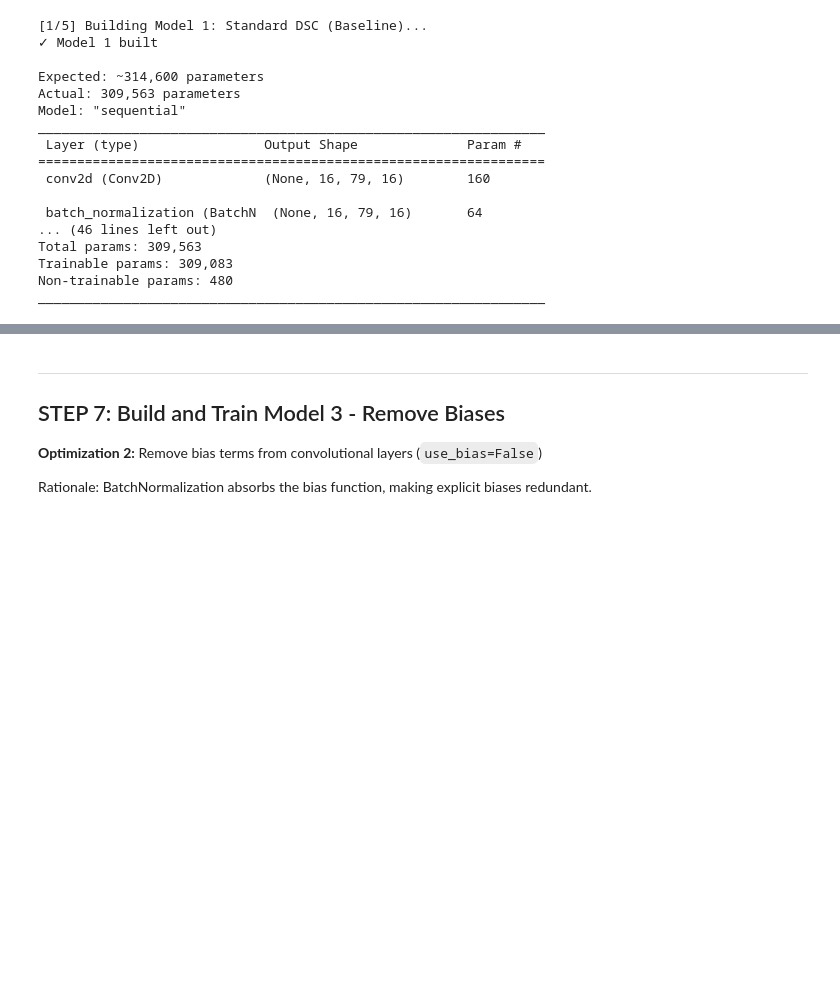
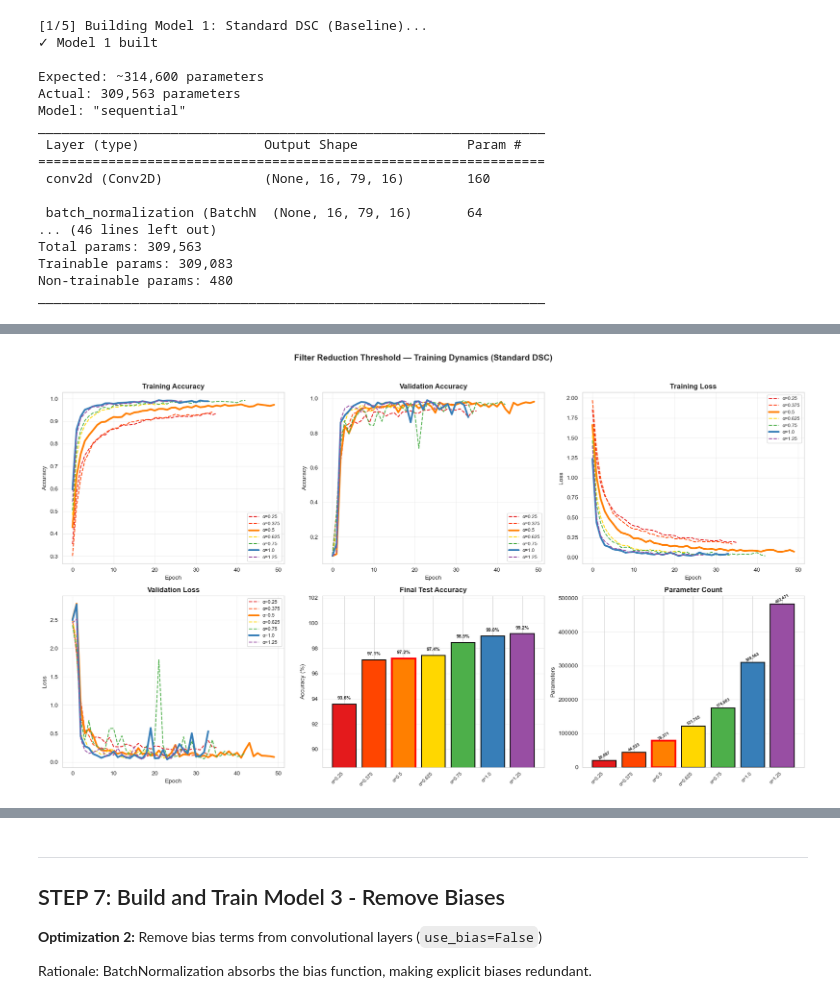
Before and after one commit to micheline24/enhanced_microdsc, a Jupyter notebook: experiments/ablation_study.ipynb, the cells around one changed output, grey strips where cells are left out. Drawn from its saved outputs; the diff is of its cells as text; code cells hidden in the pictures; blank space fills up the shorter version.

```diff
--- a/experiments/ablation_study.ipynb
+++ b/experiments/ablation_study.ipynb
@@ -617,0 +971,94 @@ Epochs              : 20
+# %%
+# ============================================================================
+# TRAINING CURVES FOR FILTER REDUCTION THRESHOLD
+# ============================================================================
+
+fig, axes = plt.subplots(2, 3, figsize=(18, 10))
+
+# Plot 1: Training Accuracy
+ax = axes[0, 0]
+for alpha in alpha_values:
+    hist = alpha_histories[alpha]
+    lw = 3 if alpha in [0.50, 1.0] else 1.5
+    ls = '-' if alpha in [0.50, 1.0] else '--'
+    ax.plot(hist.history['accuracy'], label=f'α={alpha}',
+            color=alpha_colors[alpha], linewidth=lw, linestyle=ls)
+ax.set_title('Training Accuracy', fontweight='bold')
+ax.set_xlabel('Epoch'); ax.set_ylabel('Accuracy')
+ax.legend(fontsize=8); ax.grid(True, alpha=0.3)
+
+# Plot 2: Validation Accuracy
+ax = axes[0, 1]
+for alpha in alpha_values:
+    hist = alpha_histories[alpha]
+    lw = 3 if alpha in [0.50, 1.0] else 1.5
+    ls = '-' if alpha in [0.50, 1.0] else '--'
+    ax.plot(hist.history['val_accuracy'], label=f'α={alpha}',
+            color=alpha_colors[alpha], linewidth=lw, linestyle=ls)
+ax.set_title('Validation Accuracy', fontweight='bold')
+ax.set_xlabel('Epoch'); ax.set_ylabel('Accuracy')
+ax.legend(fontsize=8); ax.grid(True, alpha=0.3)
+
+# Plot 3: Training Loss
+ax = axes[0, 2]
+for alpha in alpha_values:
+    hist = alpha_histories[alpha]
+    lw = 3 if alpha in [0.50, 1.0] else 1.5
+    ls = '-' if alpha in [0.50, 1.0] else '--'
+    ax.plot(hist.history['loss'], label=f'α={alpha}',
+            color=alpha_colors[alpha], linewidth=lw, linestyle=ls)
+ax.set_title('Training Loss', fontweight='bold')
+ax.set_xlabel('Epoch'); ax.set_ylabel('Loss')
+ax.legend(fontsize=8); ax.grid(True, alpha=0.3)
+
+# Plot 4: Validation Loss
+ax = axes[1, 0]
+for alpha in alpha_values:
+    hist = alpha_histories[alpha]
+    lw = 3 if alpha in [0.50, 1.0] else 1.5
+    ls = '-' if alpha in [0.50, 1.0] else '--'
+    ax.plot(hist.history['val_loss'], label=f'α={alpha}',
+            color=alpha_colors[alpha], linewidth=lw, linestyle=ls)
+ax.set_title('Validation Loss', fontweight='bold')
+ax.set_xlabel('Epoch'); ax.set_ylabel('Loss')
+ax.legend(fontsize=8); ax.grid(True, alpha=0.3)
+
+# Plot 5: Test Accuracy Bar Chart
+ax = axes[1, 1]
+alphas_str = [f'α={a}' for a in alpha_values]
+test_accs = [r['Accuracy (%)'] for r in alpha_results]
+colors_list = [alpha_colors[a] for a in alpha_values]
+bars = ax.bar(alphas_str, test_accs, color=colors_list, edgecolor='black', linewidth=1.5)
+bars[alpha_values.index(0.50)].set_edgecolor('red')
+bars[alpha_values.index(0.50)].set_linewidth(3)
+ax.set_title('Final Test Accuracy', fontweight='bold')
+ax.set_ylabel('Accuracy (%)')
+ax.set_ylim([min(test_accs) - 5, max(test_accs) + 3])
+for bar, val in zip(bars, test_accs):
+    ax.text(bar.get_x() + bar.get_width()/2, val + 0.3, f'{val:.1f}%',
+            ha='center', va='bottom', fontsize=8, fontweight='bold')
+ax.grid(axis='y', alpha=0.3)
+plt.setp(ax.get_xticklabels(), rotation=45, ha='right', fontsize=8)
+
+# Plot 6: Parameter Count Bar Chart
+ax = axes[1, 2]
+param_counts = [r['Parameters'] for r in alpha_results]
+bars6 = ax.bar(alphas_str, param_counts, color=colors_list, edgecolor='black', linewidth=1.5)
+bars6[alpha_values.index(0.50)].set_edgecolor('red')
+bars6[alpha_values.index(0.50)].set_linewidth(3)
+ax.set_title('Parameter Count', fontweight='bold')
+ax.set_ylabel('Parameters')
+for bar, val in zip(bars6, param_counts):
+    ax.text(bar.get_x() + bar.get_width()/2, val, f'{val:,}',
+            ha='center', va='bottom', fontsize=7, fontweight='bold', rotation=30)
+ax.grid(axis='y', alpha=0.3)
+plt.setp(ax.get_xticklabels(), rotation=45, ha='right', fontsize=8)
+
+plt.suptitle('Filter Reduction Threshold — Training Dynamics (Standard DSC)',
+             fontsize=14, fontweight='bold', y=1.02)
+plt.tight_layout()
+plt.savefig('filter_reduction_training_curves.png', dpi=300, bbox_inches='tight')
+plt.show()
+print("✓ Saved: filter_reduction_training_curves.png")
+# %% [output]
+[figure, added]
```
Also changed, not shown: parts of 28 cells of this notebook.
